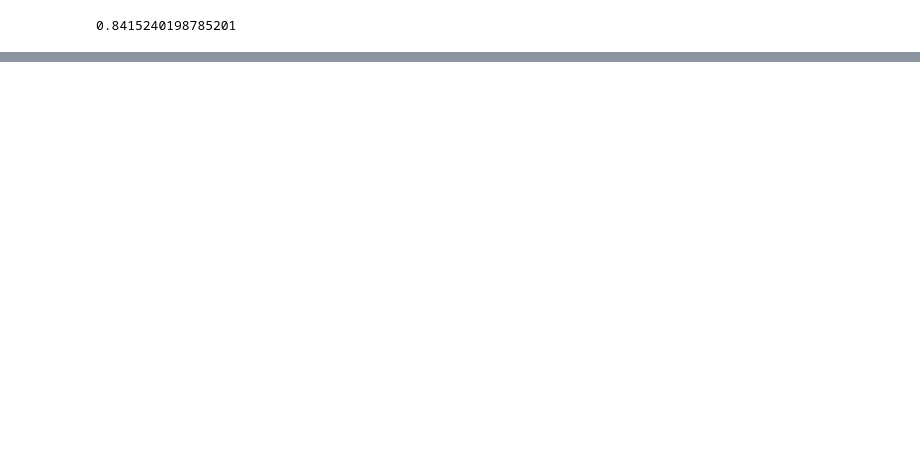
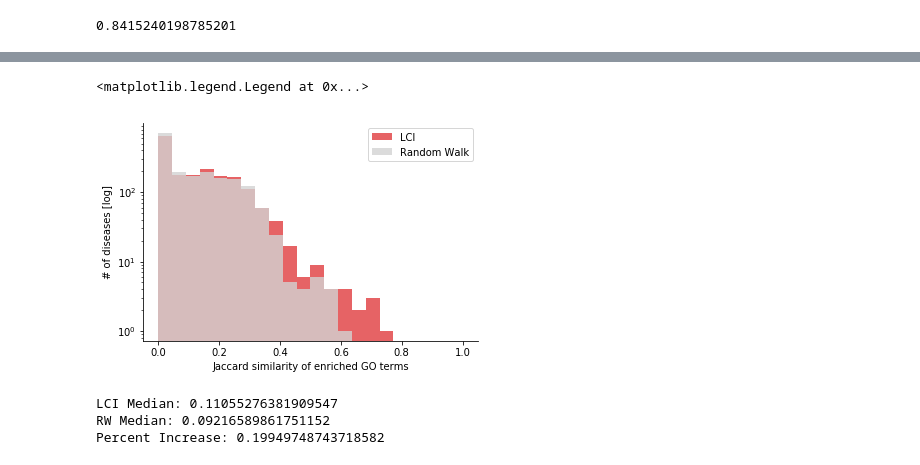
Before and after one commit to seyuboglu/milieu, a Jupyter notebook: notebooks/analysis.ipynb, the cells around one changed output, grey strips where cells are left out. Drawn from its saved outputs; the diff is of its cells as text; code cells hidden in the pictures; blank space fills up the shorter version.

```diff
--- a/notebooks/analysis.ipynb
+++ b/notebooks/analysis.ipynb
@@ -93,0 +186,4 @@ KeyError: ('gcn-1layer_dpp[DP]', 'Recall-at-25')
+# %%
+lci_go_results = pd.read_csv("experiments/go_enrichment/lci/results.csv", index_col=0)
+rw_go_results = pd.read_csv("experiments/go_enrichment/random_walk/results.csv", index_col=0)
+lci_go_results
@@ -93,0 +209,26 @@ KeyError: ('gcn-1layer_dpp[DP]', 'Recall-at-25')
+# %%
+sns.distplot(lci_go_results["lci_jaccard_sim"], bins=22, kde=False, label="LCI", hist_kws={"range": (0, 1),
+                                                                                        "color": "#E03C3F",
+                                                                                        "alpha":0.8})
+sns.distplot(rw_go_results["lci_jaccard_sim"], bins=22, kde=False, label="Random Walk", hist_kws={"range": (0, 1),
+                                                                                      "color": "lightgrey",
+                                                                                      "alpha": 0.8})
+sns.despine()
+plt.yscale('log')
+plt.xlabel("Jaccard similarity of enriched GO terms")
+plt.ylabel("# of diseases [log]")
+plt.legend()
+# %% [output]
+<matplotlib.legend.Legend at 0x...>
+[figure, added]
+# %%
+lci_median = np.median(lci_go_results['lci_jaccard_sim'])
+print(f"LCI Median: {lci_median}")
+rw_median = np.median(rw_go_results['lci_jaccard_sim'])
+print(f"RW Median: {rw_median}")
+percent_increase = (lci_median - rw_median)/rw_median
+print(f"Percent Increase: {percent_increase}")
+# %% [output]
+LCI Median: 0.11055276381909547
+RW Median: 0.09216589861751152
+Percent Increase: 0.19949748743718582
```
Also changed, not shown: parts of 14 cells of this notebook, 7 other files.
